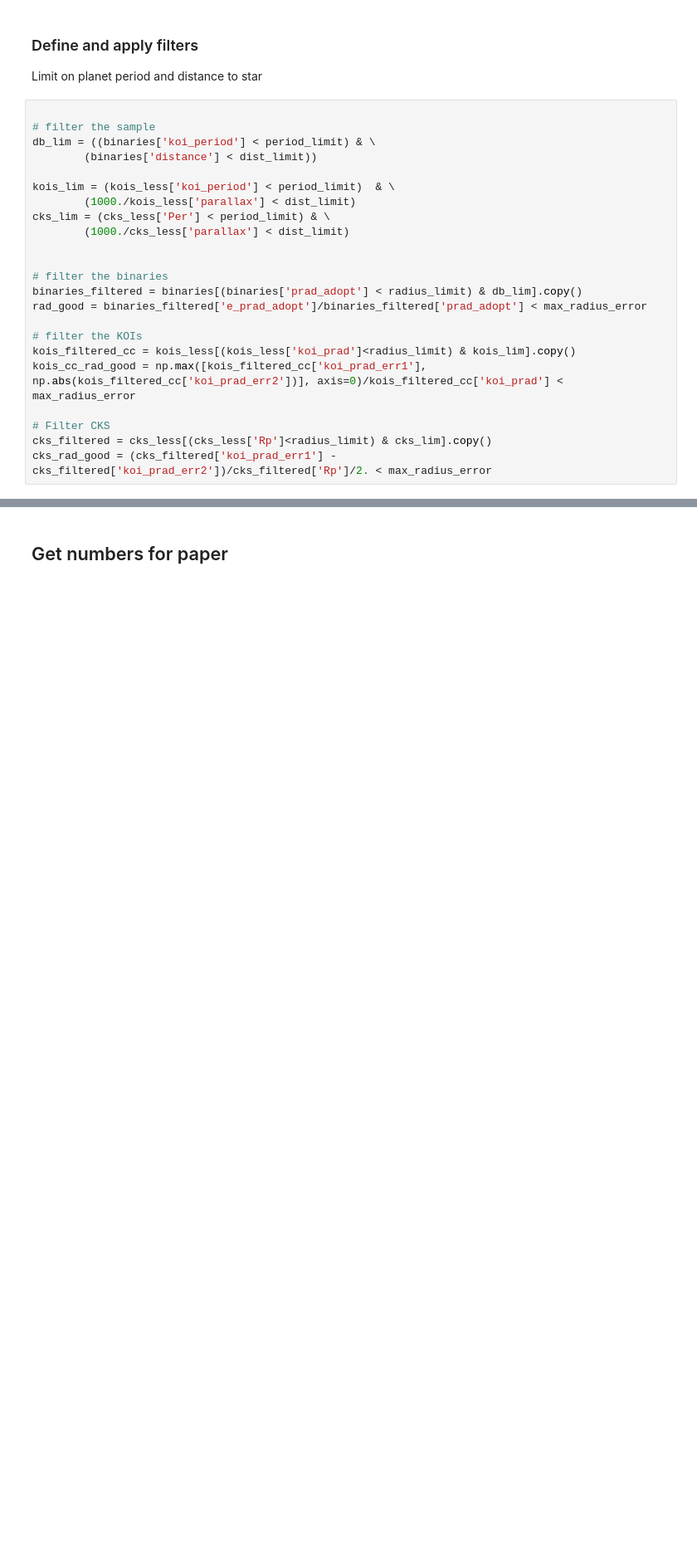
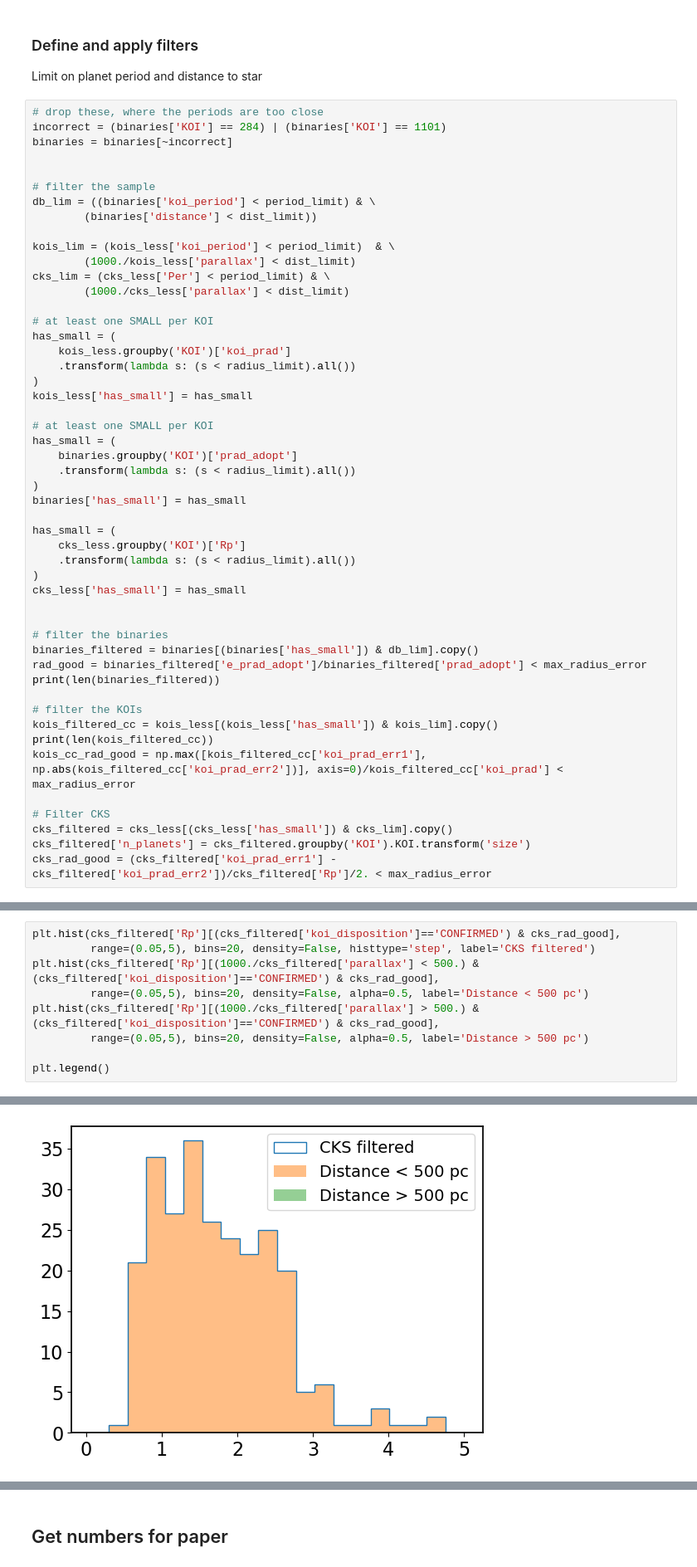
Before and after one commit to ernewton/importance_of_binarity, a Jupyter notebook: 2. Filtering KOIs.ipynb, the cells around one changed output, grey strips where cells are left out. Shown at 83% size. Cells and saved outputs as stored; diff of their text form; blank space fills up the shorter version.

```diff
--- a/2. Filtering KOIs.ipynb
+++ b/2. Filtering KOIs.ipynb
@@ -209,6 +230,10 @@ plt.legend()
 
 Limit on planet period and distance to star
 # %%
+# drop these, where the periods are too close
+incorrect = (binaries['KOI'] == 284) | (binaries['KOI'] == 1101)
+binaries = binaries[~incorrect]
+
 
 # filter the sample
 db_lim = ((binaries['koi_period'] < period_limit) & \
@@ -219,15 +244,38 @@ kois_lim = (kois_less['koi_period'] < period_limit)  & \
 cks_lim = (cks_less['Per'] < period_limit) & \
         (1000./cks_less['parallax'] < dist_limit)
 
+# at least one SMALL per KOI
+has_small = (
+    kois_less.groupby('KOI')['koi_prad']
+    .transform(lambda s: (s < radius_limit).all())
+)
+kois_less['has_small'] = has_small
+
+# at least one SMALL per KOI
+has_small = (
+    binaries.groupby('KOI')['prad_adopt']
+    .transform(lambda s: (s < radius_limit).all())
+)
+binaries['has_small'] = has_small
+
+has_small = (
+    cks_less.groupby('KOI')['Rp']
+    .transform(lambda s: (s < radius_limit).all())
+)
+cks_less['has_small'] = has_small
+
 
 # filter the binaries
-binaries_filtered = binaries[(binaries['prad_adopt'] < radius_limit) & db_lim].copy()
+binaries_filtered = binaries[(binaries['has_small']) & db_lim].copy()
 rad_good = binaries_filtered['e_prad_adopt']/binaries_filtered['prad_adopt'] < max_radius_error
+print(len(binaries_filtered))
 
 # filter the KOIs
-kois_filtered_cc = kois_less[(kois_less['koi_prad']<radius_limit) & kois_lim].copy()
+kois_filtered_cc = kois_less[(kois_less['has_small']) & kois_lim].copy()
+print(len(kois_filtered_cc))
 kois_cc_rad_good = np.max([kois_filtered_cc['koi_prad_err1'], np.abs(kois_filtered_cc['koi_prad_err2'])], axis=0)/kois_filtered_cc['koi_prad'] < max_radius_error
 
 # Filter CKS
-cks_filtered = cks_less[(cks_less['Rp']<radius_limit) & cks_lim].copy()
+cks_filtered = cks_less[(cks_less['has_small']) & cks_lim].copy()
+cks_filtered['n_planets'] = cks_filtered.groupby('KOI').KOI.transform('size')
 cks_rad_good = (cks_filtered['koi_prad_err1'] - cks_filtered['koi_prad_err2'])/cks_filtered['Rp']/2. < max_radius_error
@@ -237,0 +290,10 @@ KeyError: 'parallax'
+# %%
+plt.hist(cks_filtered['Rp'][(cks_filtered['koi_disposition']=='CONFIRMED') & cks_rad_good],
+         range=(0.05,5), bins=20, density=False, histtype='step', label='CKS filtered')
+plt.hist(cks_filtered['Rp'][(1000./cks_filtered['parallax'] < 500.) & (cks_filtered['koi_disposition']=='CONFIRMED') & cks_rad_good],
+         range=(0.05,5), bins=20, density=False, alpha=0.5, label='Distance < 500 pc')
+plt.hist(cks_filtered['Rp'][(1000./cks_filtered['parallax'] > 500.) & (cks_filtered['koi_disposition']=='CONFIRMED') & cks_rad_good],
+         range=(0.05,5), bins=20, density=False, alpha=0.5, label='Distance > 500 pc')
+
+plt.legend()
+# %% [output]
@@ -237,0 +301 @@ KeyError: 'parallax'
+[figure, added]
```
Also changed, not shown: parts of 15 cells of this notebook, 5 other files.
